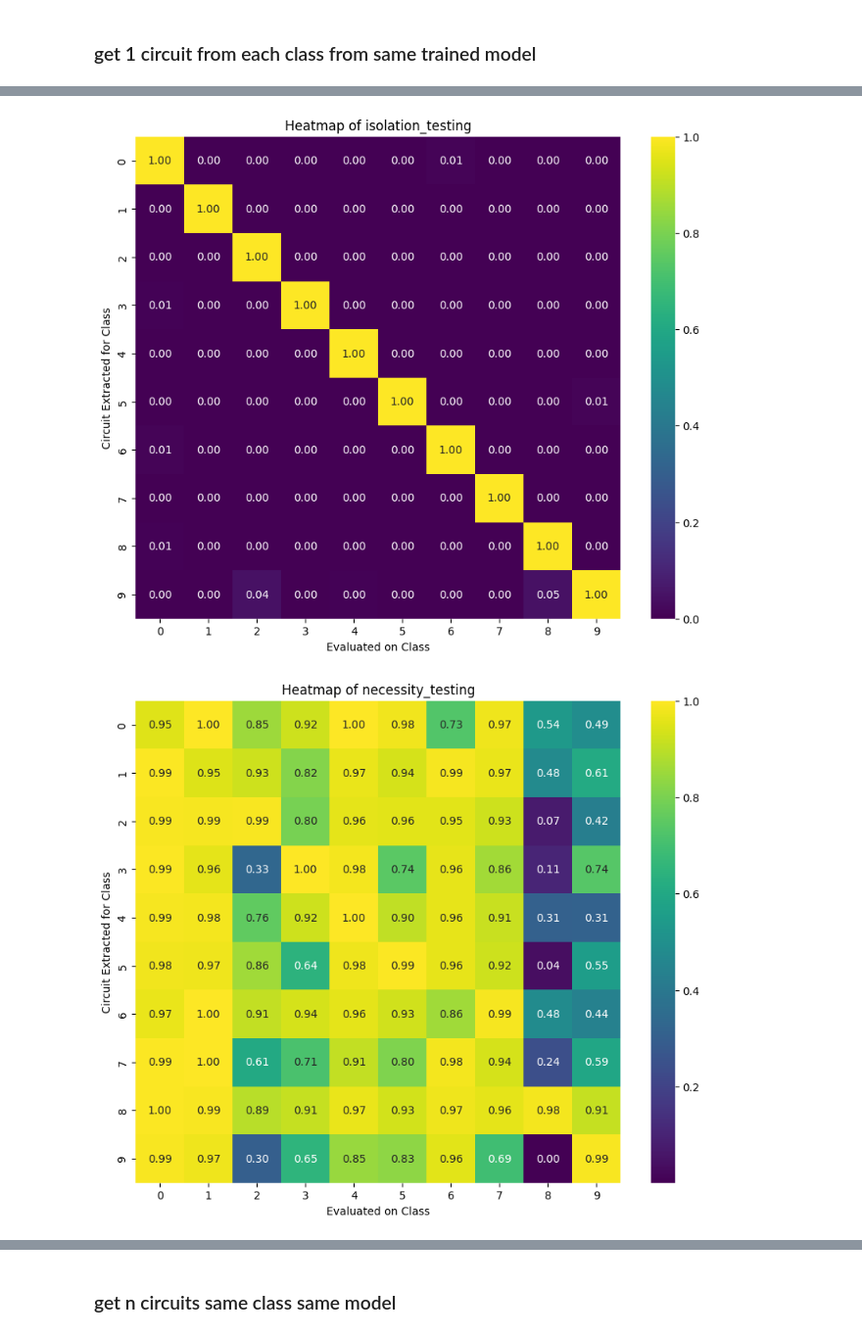
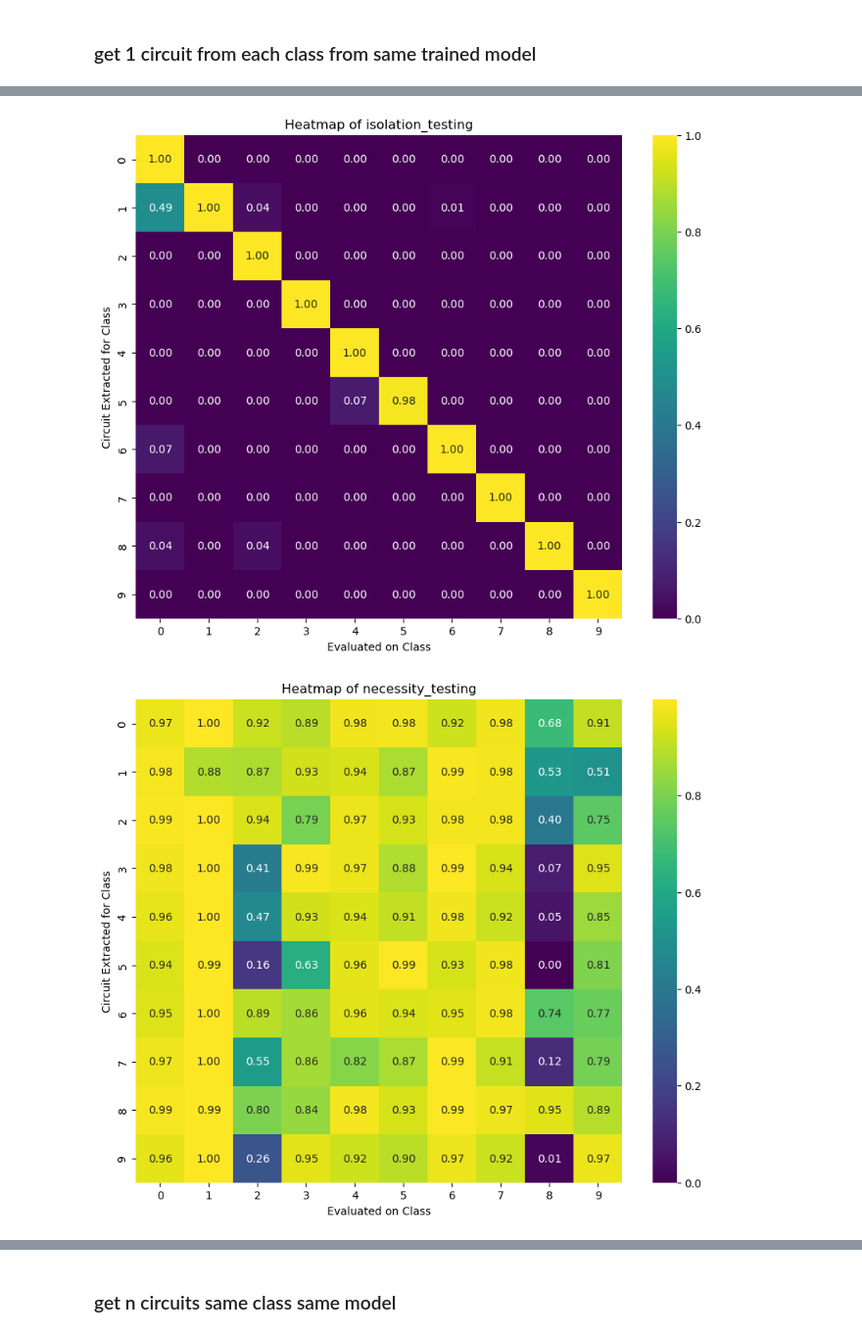
Before and after one commit to cabbage-patch69/Mechanistic-Interpretability, a Jupyter notebook: circuits-tal.ipynb, the cells around one changed output, grey strips where cells are left out. Shown at 98% size. Cells and saved outputs as stored; diff of their text form; code cells hidden in the pictures.

```diff
--- a/circuits-tal.ipynb
+++ b/circuits-tal.ipynb
@@ -1671,7 +1677,7 @@ trainloader, testloader = train.load_dataset("mnist-baseline")
 # %%
 dict_10_classes = get_circuit_from_classes(
     model=model,
-    epochs=5,
+    epochs=2,
     lr=0.1,
     l0_lambda=5e+1,
     seed=seed_list[1]
@@ -1756,23 +1757,23 @@ Configuration: Device=cuda, Lambda=50.0, Dataset=mnist-class-4
 iso_heatmap = plot_circuit_testing_heatmap(
     circuits_dict=dict_10_classes,
     test_func=isolation_testing,
-    dataloader=testloader,
+    dataloader=trainloader,
     dev=device
 )
 plt.show()
 # %% [output]
-[figure, old version]
+[figure, new version]
 # %%
 nec_heatmap = plot_circuit_testing_heatmap(
     circuits_dict=dict_10_classes,
     test_func=necessity_testing,
-    dataloader=testloader,
+    dataloader=trainloader,
     dev=device
 )
 # plt.savefig("out/nec_map.png", bbox_inches='tight')
 plt.show()
 # %% [output]
-[figure, old version]
+[figure, new version]
 # %%
 # for k,v in dict_10_classes.items():
 #     invert_masks(v)
```
Also changed, not shown: parts of 31 cells of this notebook, 16 other files.
